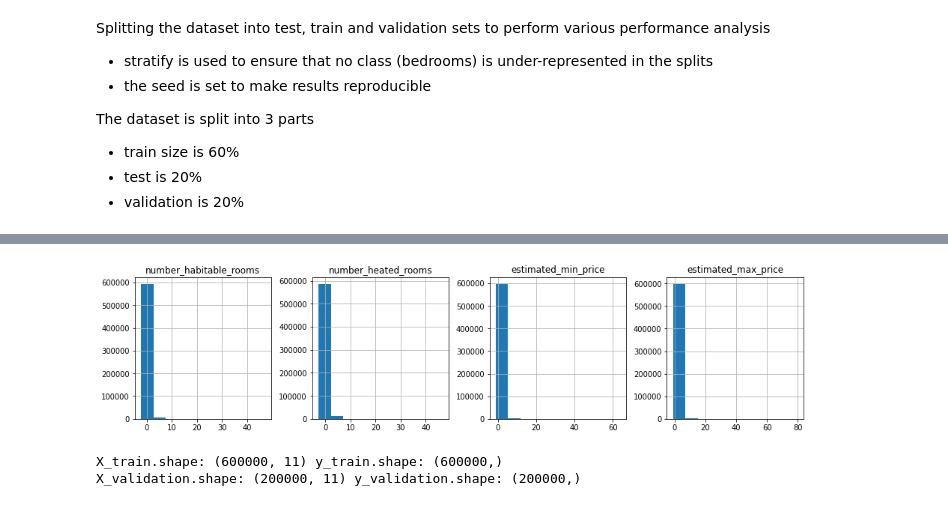
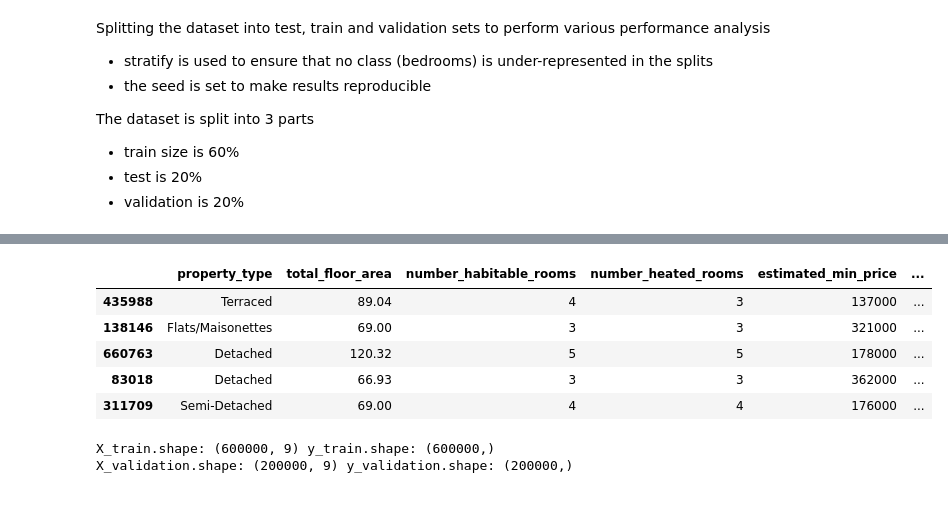
Before and after one commit to K-Molloy/bedroom-prediction, a Jupyter notebook: Exploratory.ipynb, the cells around one changed output, grey strips where cells are left out. Drawn from its saved outputs; the diff is of its cells as text; code cells hidden in the pictures.

```diff
--- a/Exploratory.ipynb
+++ b/Exploratory.ipynb
@@ -215,13 +209,23 @@ plt.show()
-# %%
-scaler = preprocessing.StandardScaler()
-X_train_df[columns_to_scale] = scaler.fit_transform(X_train_df[columns_to_scale])
-X_train_df[columns_to_scale].hist(layout=(display_rows,display_columns))
-plt.show()
-
-# also do validation set
-X_validation_df[columns_to_scale] = scaler.fit_transform(X_validation_df[columns_to_scale])
-# %% [output]
-[figure, removed]
+# %%
+discrete_latitude = preprocessing.KBinsDiscretizer(n_bins=20, encode='ordinal', strategy='kmeans')
+feature_binned = discrete_latitude.fit_transform(X_train_df[['latitude']])
+X_train_df['latitude_binned'] = feature_binned
+X_train_df['latitude_binned'] = X_train_df['latitude_binned'].astype('category')
+
+discrete_longitude = preprocessing.KBinsDiscretizer(n_bins=10, encode='ordinal', strategy='kmeans')
+feature_binned = discrete_longitude.fit_transform(X_train_df[['longitude']])
+X_train_df['longitude_binned'] = feature_binned
+X_train_df['longitude_binned'] = X_train_df['longitude_binned'].astype('category')
+
+X_train_df.drop(columns=['latitude', 'longitude'], inplace=True)
+X_train_df.head()
+# %% [output]
+|  | property_type | total_floor_area | number_habitable_rooms | number_heated_rooms | estimated_min_price | ... |
+| 435988 | Terraced | 89.04 | 4 | 3 | 137000 | ... |
+| 138146 | Flats/Maisonettes | 69.00 | 3 | 3 | 321000 | ... |
+| 660763 | Detached | 120.32 | 5 | 5 | 178000 | ... |
+| 83018 | Detached | 66.93 | 3 | 3 | 362000 | ... |
+| 311709 | Semi-Detached | 69.00 | 4 | 4 | 176000 | ... |
 # %%
 # # Compose pipeline for the numerical and categorical features (Block #1 of 2)
 numeric_columns = X_train_df.select_dtypes(include=['int64','uint8','float64']).columns
@@ -234,25 +238,24 @@ categorical_transformer = Pipeline(steps=[
     ('imputer', SimpleImputer(strategy='constant', fill_value='NA')),
     ('onehot', OneHotEncoder(sparse=False, handle_unknown='ignore'))
 ])
-# %%
-# # Compose pipeline for the numerical and categorical features (Block #2 of 2)
-preprocessor = ColumnTransformer(transformers=[
-    ('num', numeric_transformer, numeric_columns),
-    ('cat', categorical_transformer, categorical_columns)
-])
-
-# Display the shapes of the training datasets for final inspection
-X_train = preprocessor.fit_transform(X_train_df)
-y_train = y_train_df.ravel()
-print("X_train.shape: {} y_train.shape: {}".format(X_train.shape, y_train.shape))
-
-# Display the shapes of the training datasets for final inspection
-X_validation = preprocessor.fit_transform(X_validation_df)
-y_validation = y_validation_df.ravel()
-print("X_validation.shape: {} y_validation.shape: {}".format(X_validation.shape, y_validation.shape))
-# %% [output]
-X_train.shape: (600000, 11) y_train.shape: (600000,)
-X_validation.shape: (200000, 11) y_validation.shape: (200000,)
+# %%
+preprocessor = ColumnTransformer(transformers=[
+    ('num', numeric_transformer, numeric_columns),
+    ('cat', categorical_transformer, categorical_columns)
+])
+
+# Display the shapes of the training datasets for final inspection
+X_train = preprocessor.fit_transform(X_train_df)
+y_train = y_train_df.ravel()
+print("X_train.shape: {} y_train.shape: {}".format(X_train.shape, y_train.shape))
+
+# Display the shapes of the training datasets for final inspection
+X_validation = preprocessor.fit_transform(X_validation_df)
+y_validation = y_validation_df.ravel()
+print("X_validation.shape: {} y_validation.shape: {}".format(X_validation.shape, y_validation.shape))
+# %% [output]
+X_train.shape: (600000, 9) y_train.shape: (600000,)
+X_validation.shape: (200000, 9) y_validation.shape: (200000,)
 # %%
 # Set up Algorithms Spot-Checking Array
 start_time_training = datetime.now()
```
Also changed, not shown: parts of 8 cells of this notebook, 1 other file.
